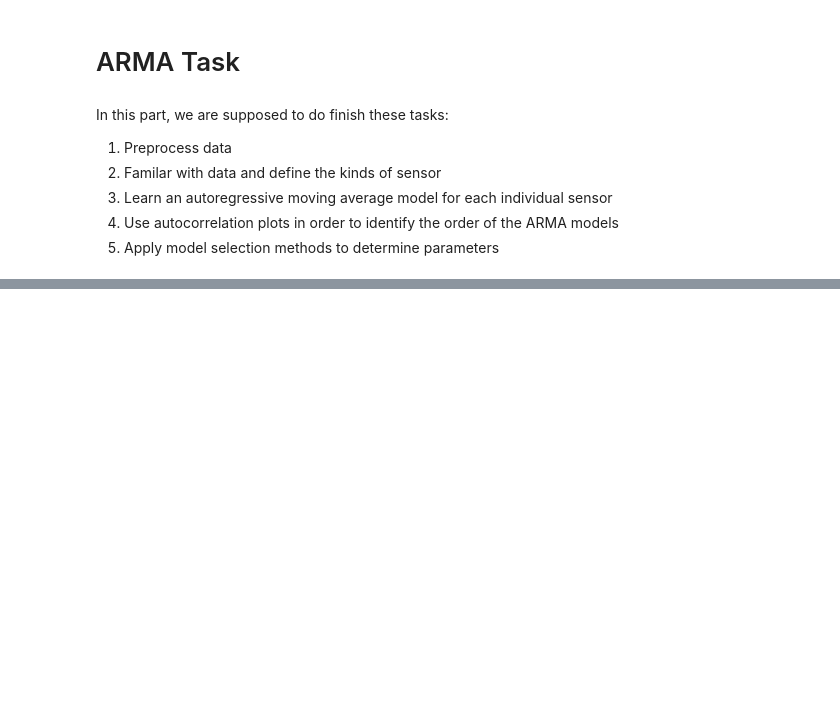
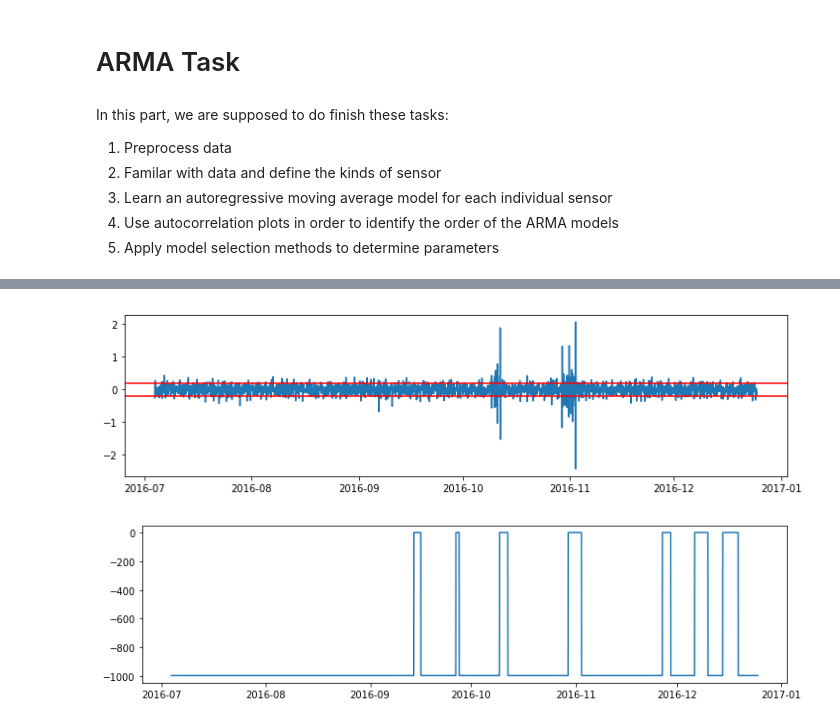
Before and after one commit to ZincW/CDA_Lab_Group6, a Jupyter notebook: Lab2- Anomaly Detection/ARMAPart.ipynb, the cells around one changed output, grey strips where cells are left out. Saved outputs shown, nothing was run; the diff lists cells and outputs as text; code cells hidden in the pictures; blank space fills up the shorter version.

```diff
--- a/Lab2- Anomaly Detection/ARMAPart.ipynb
+++ b/Lab2- Anomaly Detection/ARMAPart.ipynb
@@ -220,0 +288,19 @@ Freq: D, dtype: float64
+# %%
+# calculate percentage of anomaly
+# import datetime
+# datetime.datetime(2017,4,1)-datetime.datetime(2017,1,4)
+# 492
+# 4176
+#407
+#2088
+plt.figure(figsize=(12,3))
+plt.plot(resid1)
+plt.axhline(y=0.1898, color='r', linestyle='-')
+plt.axhline(y=-0.1896, color='r', linestyle='-')
+plt.show()
+plt.figure(figsize=(12,3))
+plt.plot(y_train04_series)
+plt.show()
+# %% [output]
+[figure, added]
+[figure, added]
```
Also changed, not shown: parts of 41 cells of this notebook, 1 other file.
